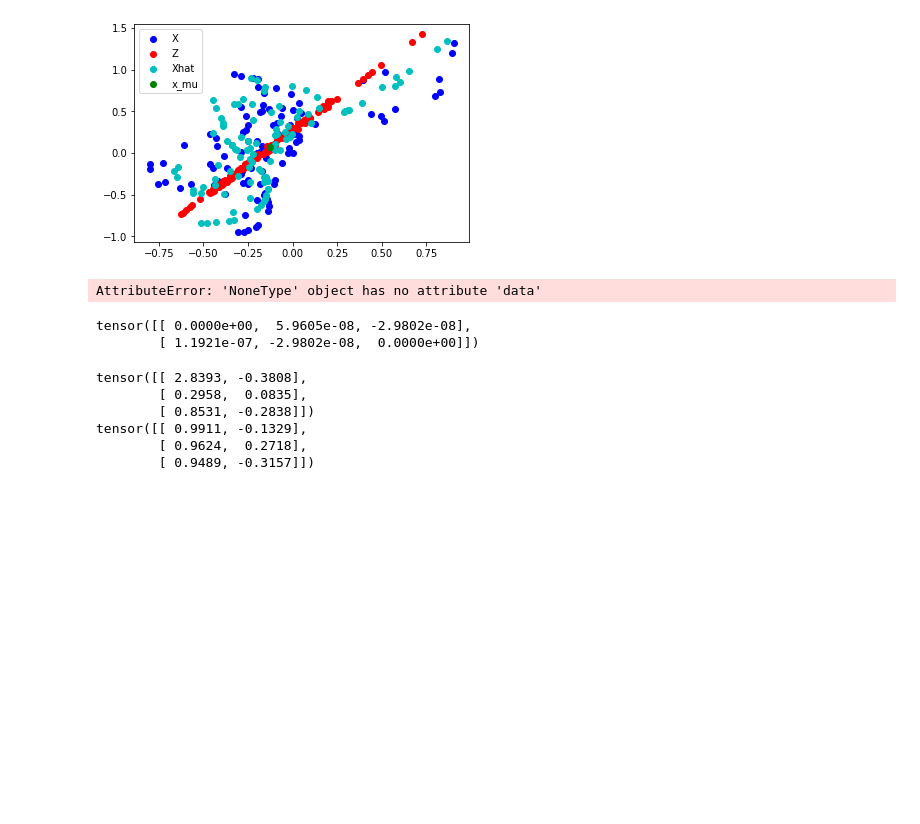
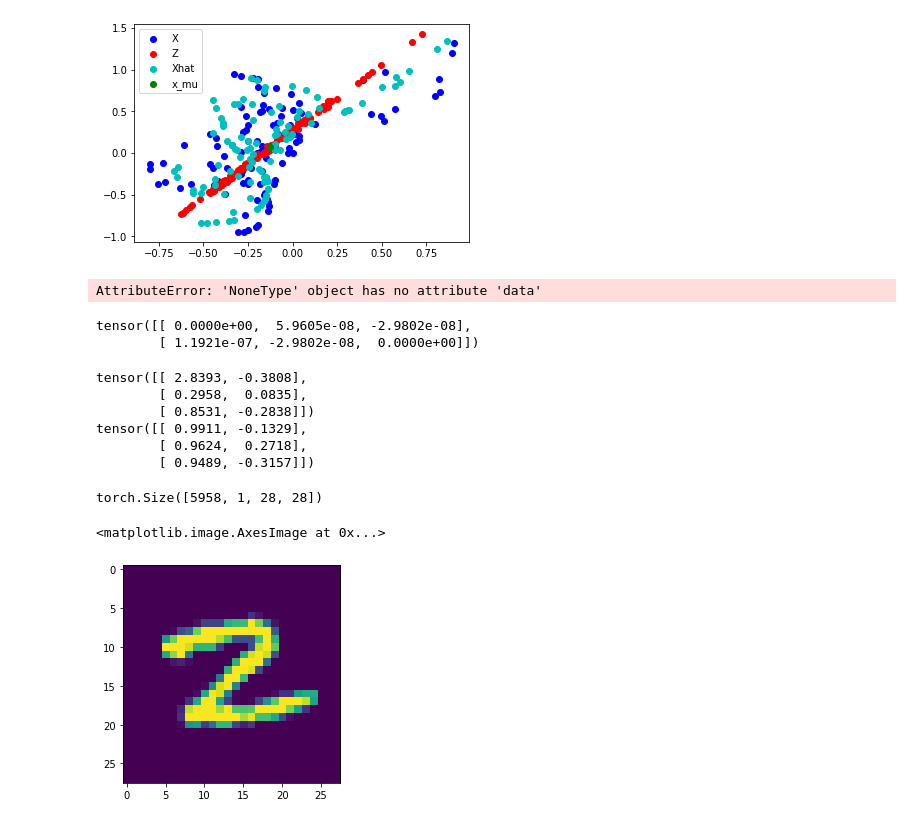
Before and after one commit to michael-psenka/manifold-linearization, a Jupyter notebook: test_files/cc_test.ipynb, the cells around one changed output. Drawn from its saved outputs; the diff is of its cells as text; code cells hidden in the pictures; blank space fills up the shorter version.

Commit message:
mnist gaussian filter testing

```diff
--- a/test_files/cc_test.ipynb
+++ b/test_files/cc_test.ipynb
@@ -1785,3 +1785,32 @@ with trange(n_iter, unit="iters") as pbar:
 
 Z = f(X_0)
 Xhat = g(Z)
+# %%
+from torchvision.datasets import MNIST
+from torchvision import transforms
+
+transform = transforms.Compose([
+    # you can add other transformations in this list
+    transforms.ToTensor()
+])
+# %%
+dataset = MNIST(root='./torch-dataset', train=True,
+								download=True, transform=transform)
+
+# load dataset into pytorch
+data_loader = torch.utils.data.DataLoader(dataset, batch_size=600000)
+data,labels = next(iter(data_loader))
+# data = data.cuda()
+
+# select single class of dataset
+X = data[labels==2]
+
+print(X.shape)
+# %% [output]
+torch.Size([5958, 1, 28, 28])
+# %%
+im_idx = 10
+plt.imshow(X[im_idx,0,:,:], vmin=0, vmax=1)
+# %% [output]
+<matplotlib.image.AxesImage at 0x...>
+[figure, added]
```
Also changed, not shown: parts of 2 cells of this notebook.
